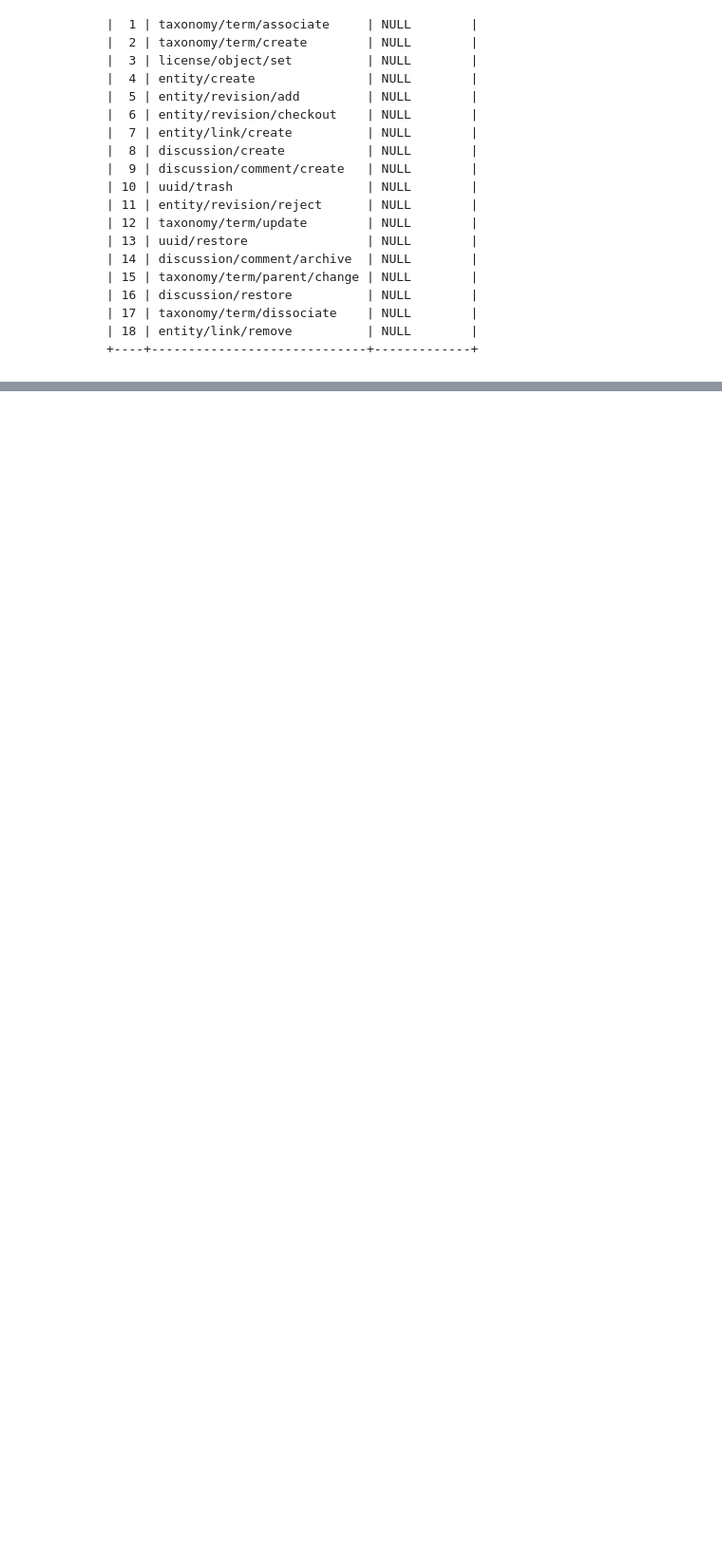
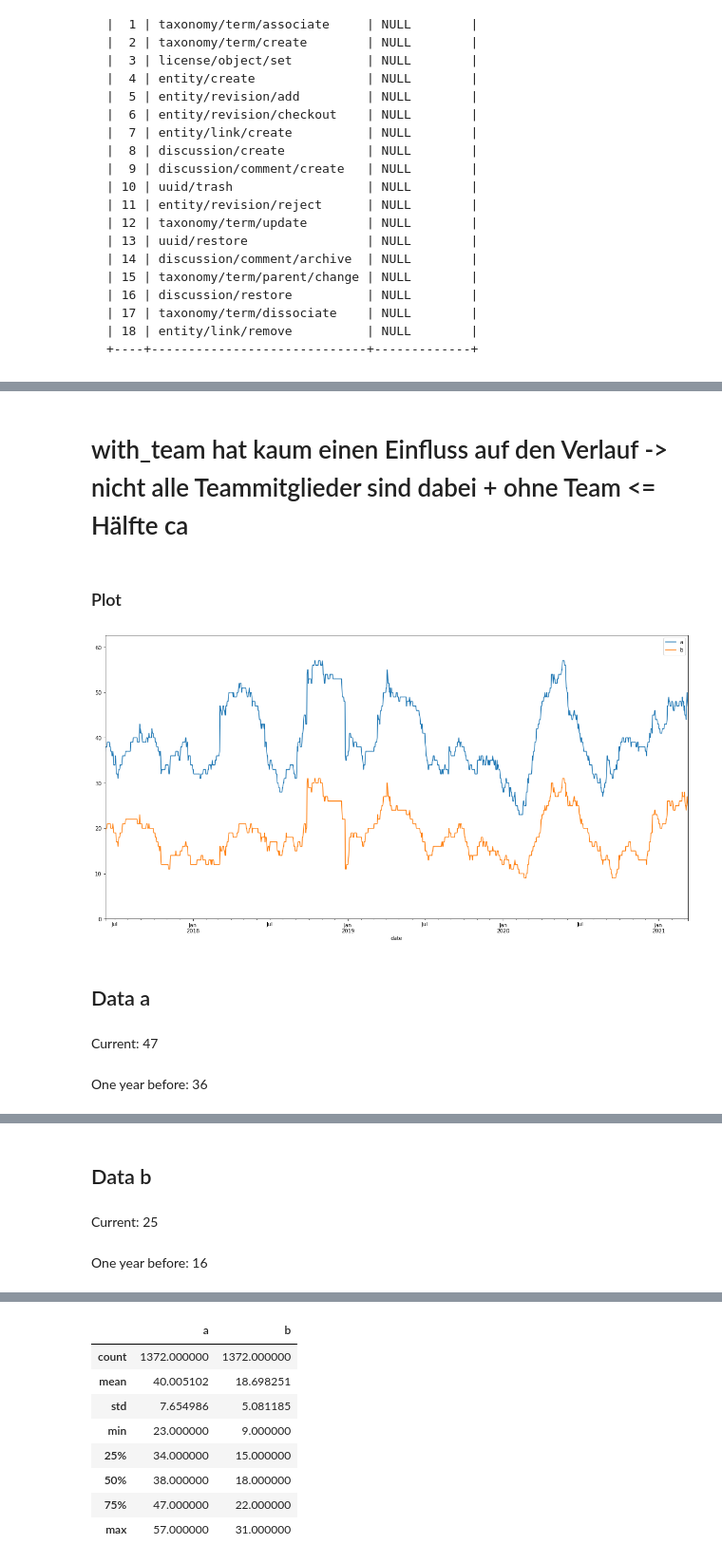
Before and after one commit to kulla/serlo-evaluations, a Jupyter notebook: 2021-03-17 Aktuelle Größe unserer Community.ipynb, the cells around one changed output, grey strips where cells are left out. Shown at 95% size. Cells and saved outputs as stored; diff of their text form; code cells hidden in the pictures; blank space fills up the shorter version.

```diff
--- a/2021-03-17 Aktuelle Größe unserer Community.ipynb
+++ b/2021-03-17 Aktuelle Größe unserer Community.ipynb
@@ -339,0 +257,10 @@ Name: active, dtype: float64
+# %%
+display(Markdown("# with_team hat kaum einen Einfluss auf den Verlauf -> nicht alle Teammitglieder sind dabei + ohne Team <= Hälfte ca"))
+show_author_count_plot(compare=True, with_team_b=False)
+# %% [output]
+# with_team hat kaum einen Einfluss auf den Verlauf -> nicht alle Teammitglieder sind dabei + ohne Team <= Hälfte ca
+### Plot
+[figure, added]
+## Data a
+Current: 47
+One year before: 36
@@ -339,0 +268,3 @@ Name: active, dtype: float64
+## Data b
+Current: 25
+One year before: 16
@@ -339,0 +272,9 @@ Name: active, dtype: float64
+|  | a | b |
+| count | 1372.000000 | 1372.000000 |
+| mean | 40.005102 | 18.698251 |
+| std | 7.654986 | 5.081185 |
+| min | 23.000000 | 9.000000 |
+| 25% | 34.000000 | 15.000000 |
+| 50% | 38.000000 | 18.000000 |
+| 75% | 47.000000 | 22.000000 |
+| max | 57.000000 | 31.000000 |
```
Also changed, not shown: parts of 42 cells of this notebook.
